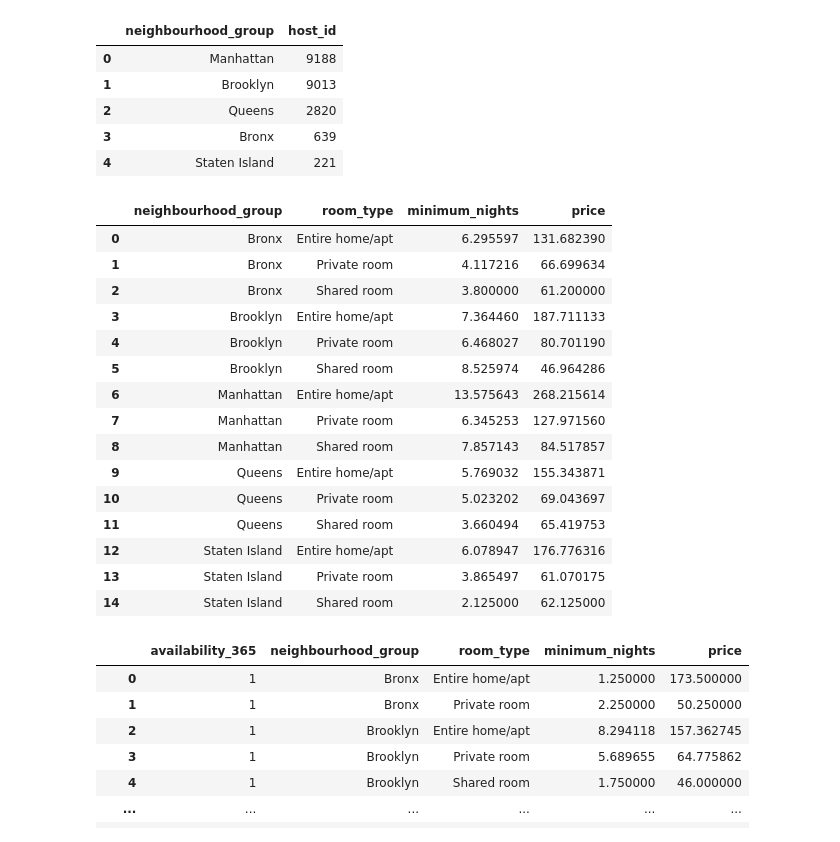
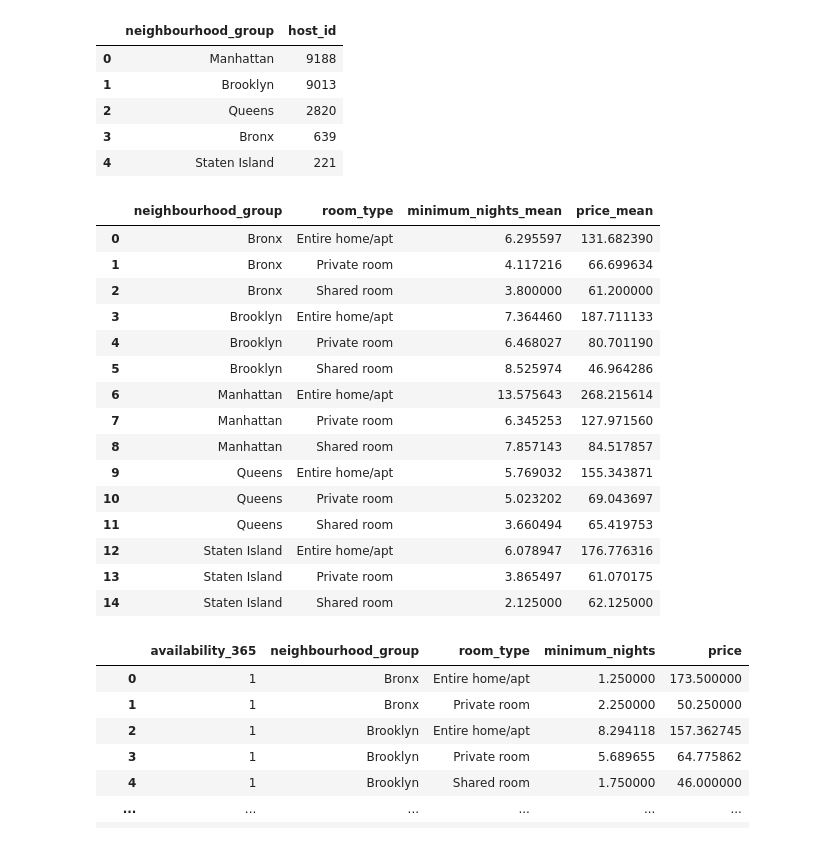
Before and after one commit to contateobrito/Airbnb, a Jupyter notebook: main.ipynb, the cells around one changed output. Saved outputs shown, nothing was run; the diff lists cells and outputs as text; code cells hidden in the pictures.

```diff
--- a/main.ipynb
+++ b/main.ipynb
@@ -7,4 +7,9 @@ import numpy as np
 import seaborn as sns
 # %%
 #importando dataset já com as colunas selecionadas
-df = pd.read_csv(r"AB_NYC_2019.csv", usecols=[0,2,4,5,8,9,10,11,14,15],)
+df = pd.read_csv(r"AB_NYC_2019.csv", usecols=[0,2,4,5,6,7,8,9,10,11,14,15])
+# %%
+#Alteração do tipo das variavéis de id
+df.id = df.id.astype(str)
+df.host_id = df.host_id.astype(str)
+df.dtypes
@@ -138,9 +195,10 @@ df_id
 # %%
 #Média das estadias por distrito e tipo de hospedagem
 df_estadia = df.groupby(["neighbourhood_group", "room_type"]).agg({"minimum_nights":"mean", "price":"mean"}).reset_index()
+df_estadia.rename(columns={"price":"price_mean","minimum_nights":"minimum_nights_mean"}, inplace=True)
 df_estadia
 # %% [output]
-|  | neighbourhood_group | room_type | minimum_nights | price |
+|  | neighbourhood_group | room_type | minimum_nights_mean | price_mean |
 | 0 | Bronx | Entire home/apt | 6.295597 | 131.682390 |
 | 1 | Bronx | Private room | 4.117216 | 66.699634 |
 | 2 | Bronx | Shared room | 3.800000 | 61.200000 |
```
Also changed, not shown: parts of 15 cells of this notebook, 1 other file.
